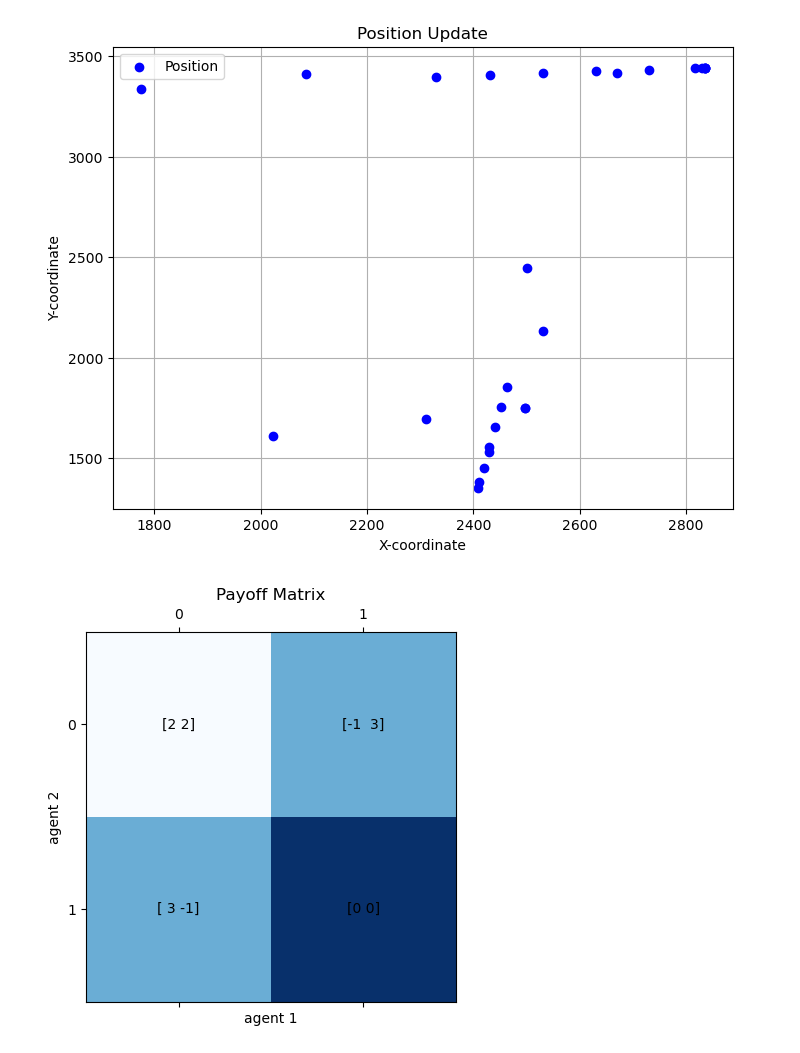
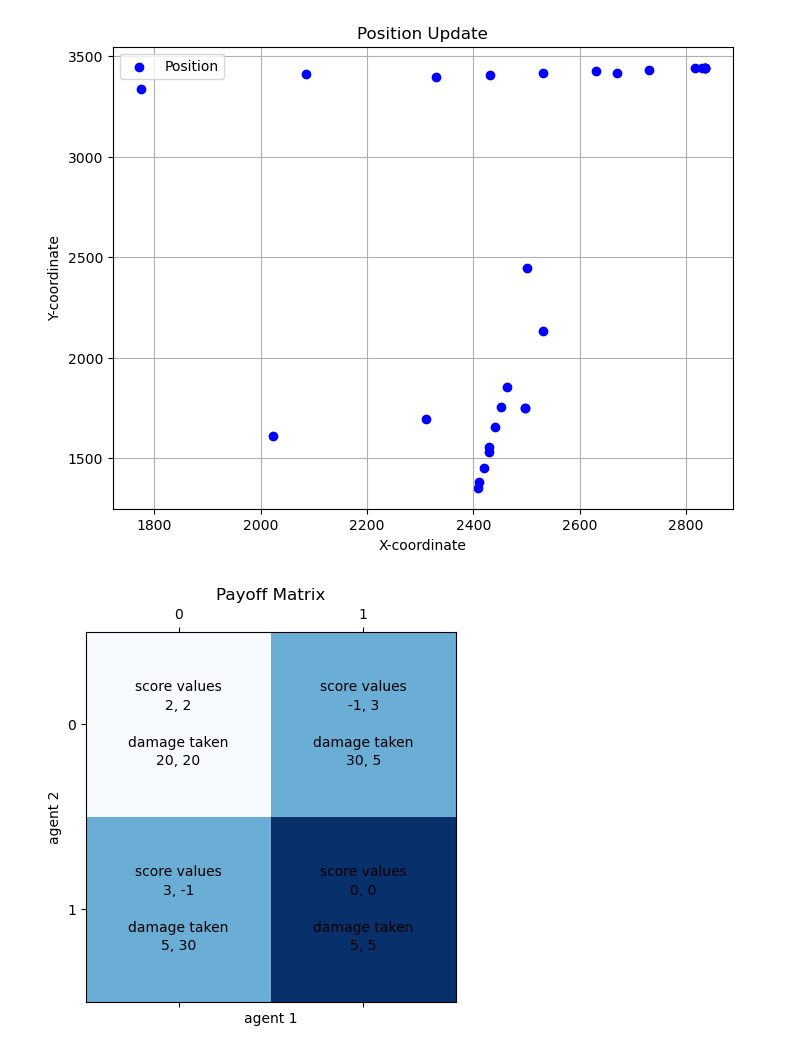
Before and after one commit to Arkist1/adb_simulation, a Jupyter notebook: metrics.ipynb, the cells around one changed output. Drawn from its saved outputs; the diff is of its cells as text; code cells hidden in the pictures.

Commit message:
cleaned up code added extra text to display

```diff
--- a/metrics.ipynb
+++ b/metrics.ipynb
@@ -32,28 +30,29 @@ plt.show()
 [{'ticks': 1085, 'class': 'EntitySpawn', 'entity_type': 'agent', 'agent_id': 122821394222, 'pos': [2667.0, 3418.0]}, {'ticks': 1086, 'class': 'EntitySpawn', 'entity_type': 'agent', 'agent_id': 1228213 ...
 [figure]
 # %%
-import numpy as np
-import matplotlib.pyplot as plt
-
 color_matrix = np.array([[1, 2],
                          [2, 3]])
 
 values = np.array([[(2, 2), (-1, 3)],[(3, -1), (0, 0)]])
+damage = np.array([[(20, 20), (30, 5)],[(5, 30), (5, 5)]])
 
 fig, ax = plt.subplots()
 
 cax = ax.matshow(color_matrix, cmap=plt.cm.Blues)
 
 plt.xlabel("agent 2 Strategies")
 plt.ylabel("agent 1 Strategies")
 
 for i in range(len(values)):
     for j in range(len(values[i])):
-        plt.text(j, i, str(values[i, j]), va='center', ha='center')
+        plt.text(j, i-.2, "score values", va='center', ha='center')
+        plt.text(j, i-.1, f"{values[i, j][0]}, {values[i, j][1]}", va='center', ha='center')
+        plt.text(j, i+.1, "damage taken", va='center', ha='center')
+        plt.text(j, i+.2, f"{damage[i, j][0]}, {damage[i, j][1]}", va='center', ha='center')
 
 plt.title('Payoff Matrix')
 plt.xlabel('agent 1')
 plt.ylabel('agent 2')
 plt.show()
 # %% [output]
-[figure, old version]
+[figure, new version]
```
Also changed, not shown: parts of 1 cell of this notebook.
